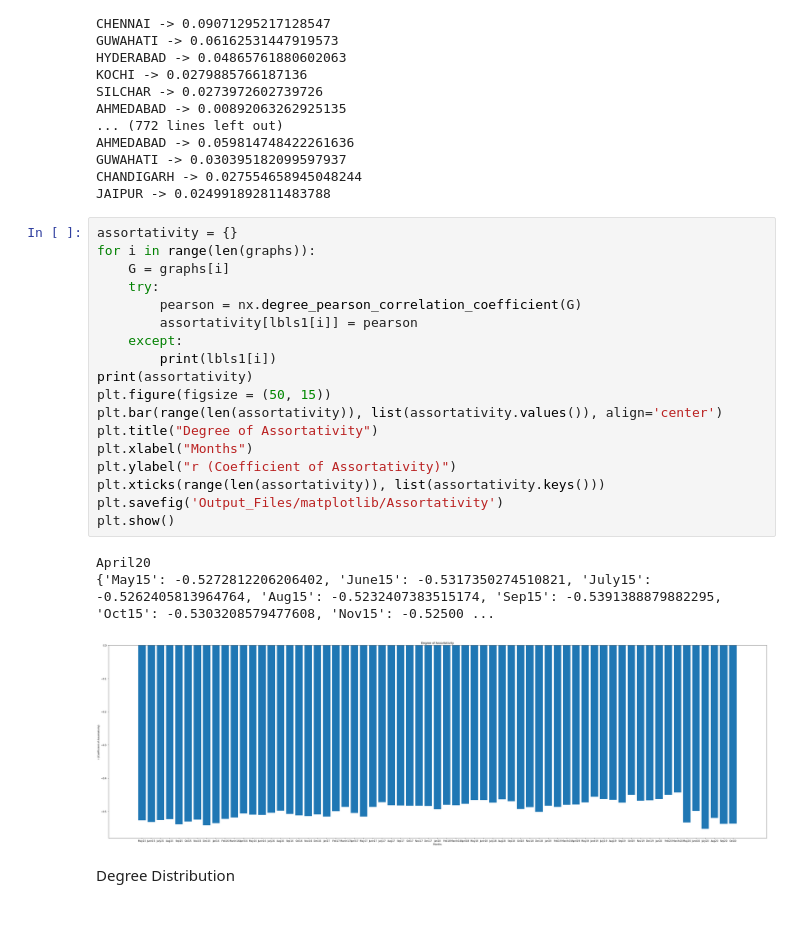
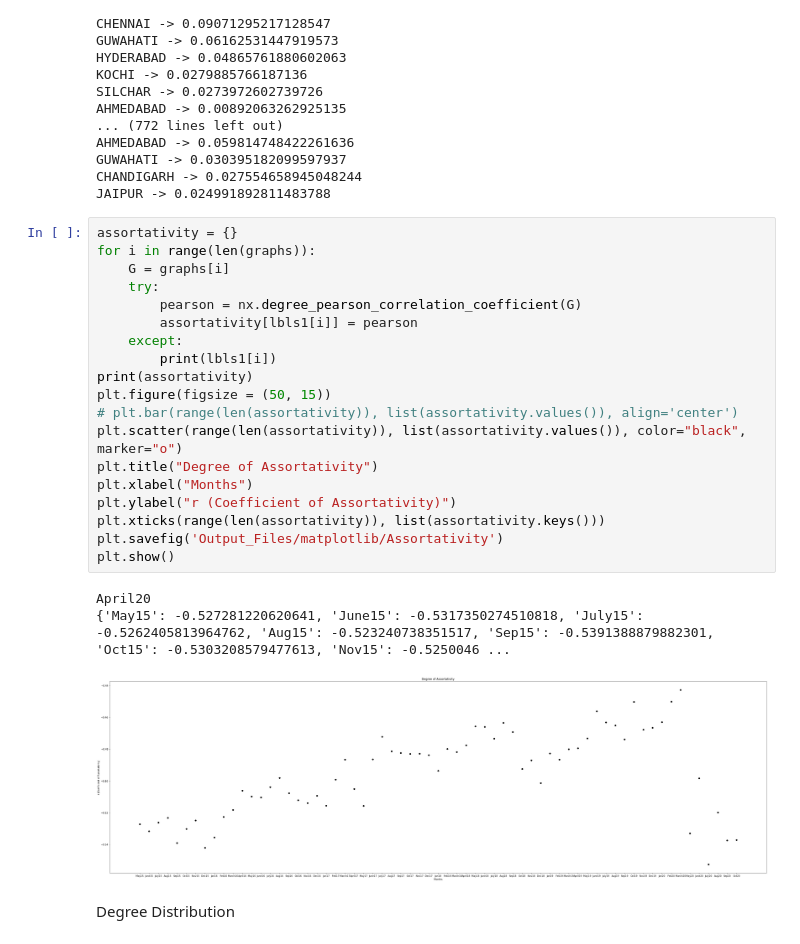
Before and after one commit to mbasil09/Analysis-of-Transport-Network, a Jupyter notebook: Script.ipynb, the cells around one changed output. Drawn from its saved outputs; the diff is of its cells as text.

Commit message:
Formatted all graphs, added 2 more graphs

```diff
--- a/Script.ipynb
+++ b/Script.ipynb
@@ -286,25 +286,26 @@ JAIPUR -> 0.024991892811483788
 # %%
 assortativity = {}
 for i in range(len(graphs)):
     G = graphs[i]
     try:
         pearson = nx.degree_pearson_correlation_coefficient(G)
         assortativity[lbls1[i]] = pearson
     except:
         print(lbls1[i])
 print(assortativity)
 plt.figure(figsize = (50, 15))
-plt.bar(range(len(assortativity)), list(assortativity.values()), align='center')
+# plt.bar(range(len(assortativity)), list(assortativity.values()), align='center')
+plt.scatter(range(len(assortativity)), list(assortativity.values()), color="black",  marker="o")
 plt.title("Degree of Assortativity")
 plt.xlabel("Months")
 plt.ylabel("r (Coefficient of Assortativity)")
 plt.xticks(range(len(assortativity)), list(assortativity.keys()))
 plt.savefig('Output_Files/matplotlib/Assortativity')
 plt.show()
 # %% [output]
 April20
-{'May15': -0.5272812206206402, 'June15': -0.5317350274510821, 'July15': -0.5262405813964764, 'Aug15': -0.5232407383515174, 'Sep15': -0.5391388879882295, 'Oct15': -0.5303208579477608, 'Nov15': -0.52500 ...
+{'May15': -0.527281220620641, 'June15': -0.5317350274510818, 'July15': -0.5262405813964762, 'Aug15': -0.523240738351517, 'Sep15': -0.5391388879882301, 'Oct15': -0.5303208579477613, 'Nov15': -0.5250046 ...
-[figure, old version]
+[figure, new version]
 # %% [markdown]
 Degree Distribution
 # %%
```
Also changed, not shown: parts of 6 cells of this notebook.
